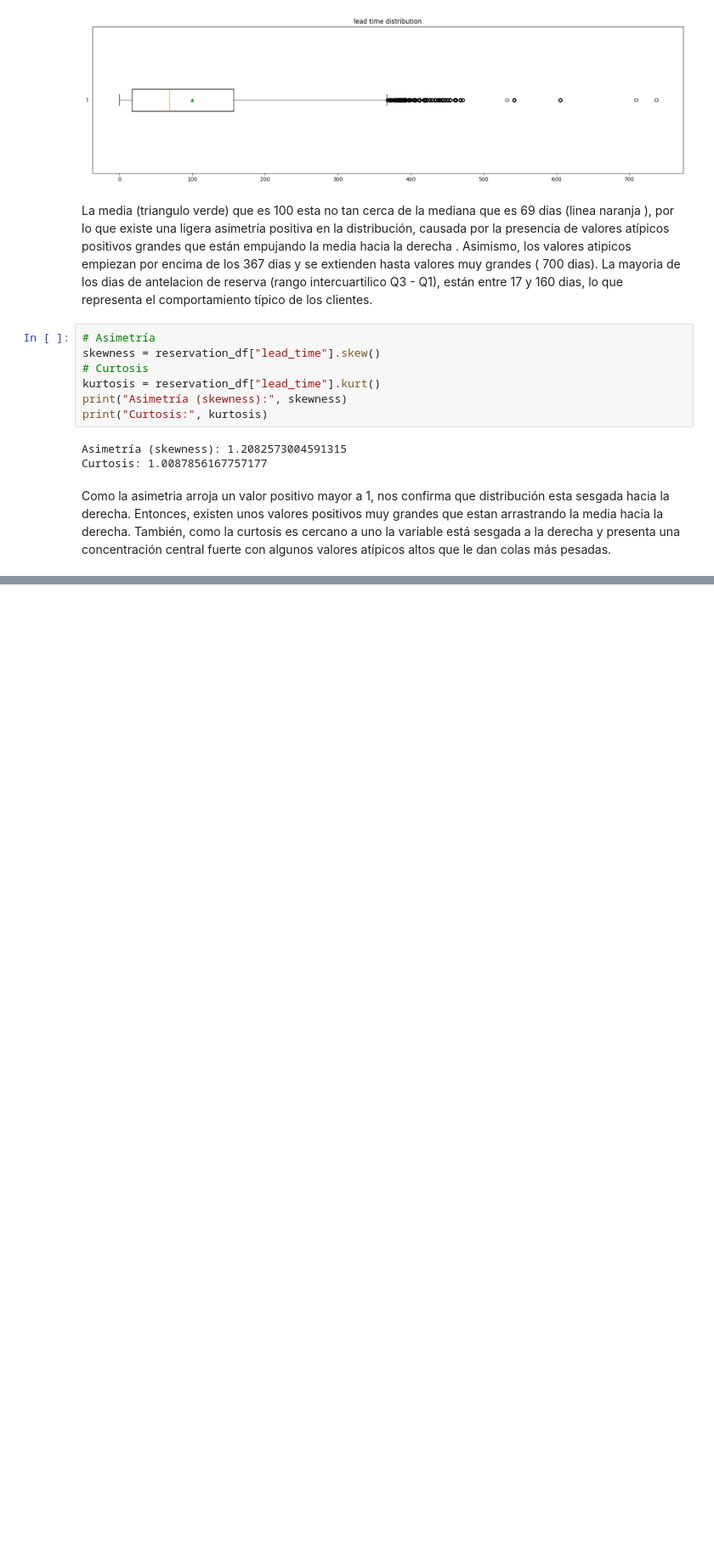
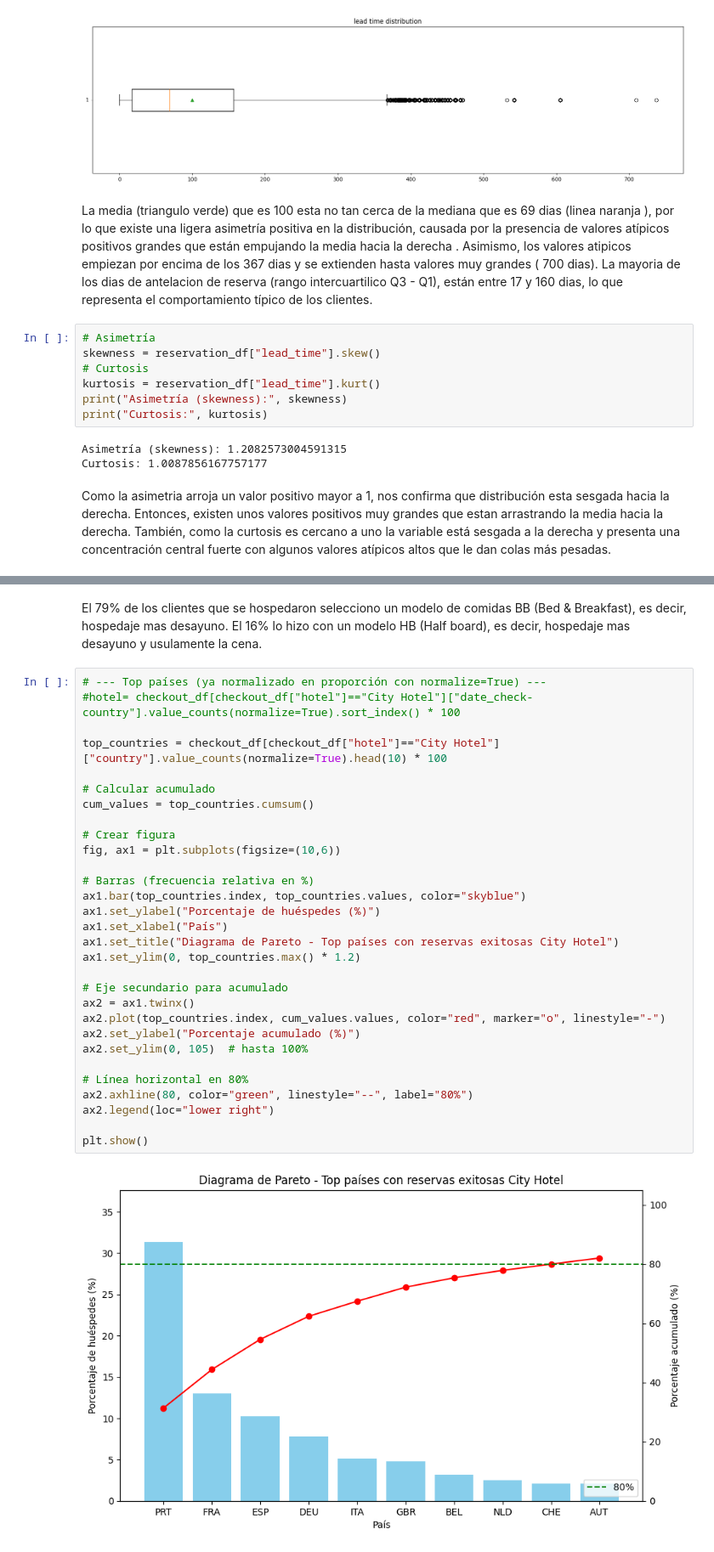
Before and after one commit to leodie1615/taller1, a Jupyter notebook: taller1_final.ipynb, the cells around one changed output, grey strips where cells are left out. Shown: that part at 85% size. Saved outputs shown, nothing was run; the diff lists cells and outputs as text; blank space fills up the shorter version.

```diff
--- a/taller1_final.ipynb
+++ b/taller1_final.ipynb
@@ -238,0 +377,34 @@ También, como la curtosis es cercano a uno la variable está sesgada a la derec
+# %% [markdown]
+El 79% de los clientes que se hospedaron selecciono un modelo de comidas BB (Bed & Breakfast), es decir, hospedaje mas desayuno. El 16% lo hizo con un modelo HB (Half board), es decir, hospedaje mas desayuno y usulamente la cena.
+# %%
+# --- Top países (ya normalizado en proporción con normalize=True) ---
+#hotel= checkout_df[checkout_df["hotel"]=="City Hotel"]["date_check-country"].value_counts(normalize=True).sort_index() * 100
+
+top_countries = checkout_df[checkout_df["hotel"]=="City Hotel"]["country"].value_counts(normalize=True).head(10) * 100
+
+# Calcular acumulado
+cum_values = top_countries.cumsum()
+
+# Crear figura
+fig, ax1 = plt.subplots(figsize=(10,6))
+
+# Barras (frecuencia relativa en %)
+ax1.bar(top_countries.index, top_countries.values, color="skyblue")
+ax1.set_ylabel("Porcentaje de huéspedes (%)")
+ax1.set_xlabel("País")
+ax1.set_title("Diagrama de Pareto - Top países con reservas exitosas City Hotel")
+ax1.set_ylim(0, top_countries.max() * 1.2)
+
+# Eje secundario para acumulado
+ax2 = ax1.twinx()
+ax2.plot(top_countries.index, cum_values.values, color="red", marker="o", linestyle="-")
+ax2.set_ylabel("Porcentaje acumulado (%)")
+ax2.set_ylim(0, 105)  # hasta 100%
+
+# Línea horizontal en 80%
+ax2.axhline(80, color="green", linestyle="--", label="80%")
+ax2.legend(loc="lower right")
+
+plt.show()
+# %% [output]
+[figure, added]
```
Also changed, not shown: parts of 34 cells of this notebook.
